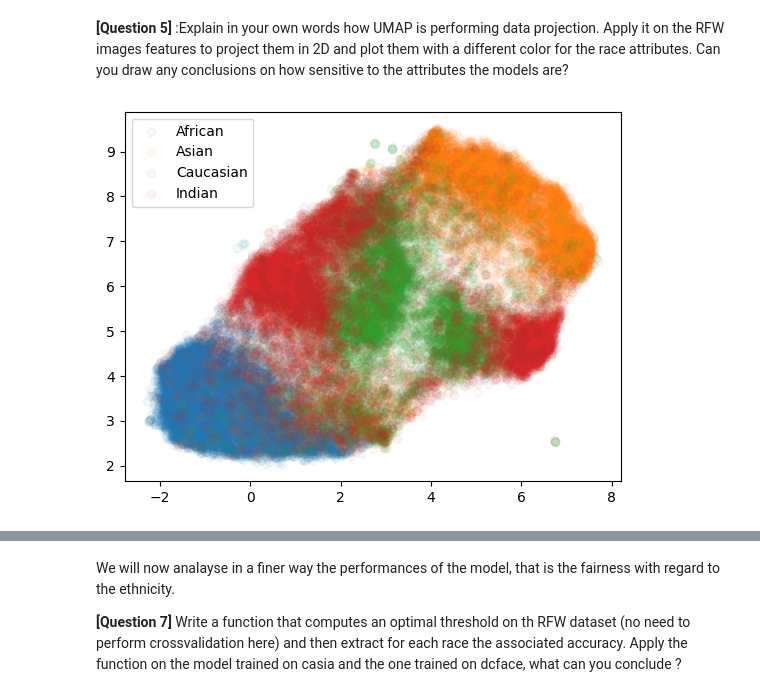
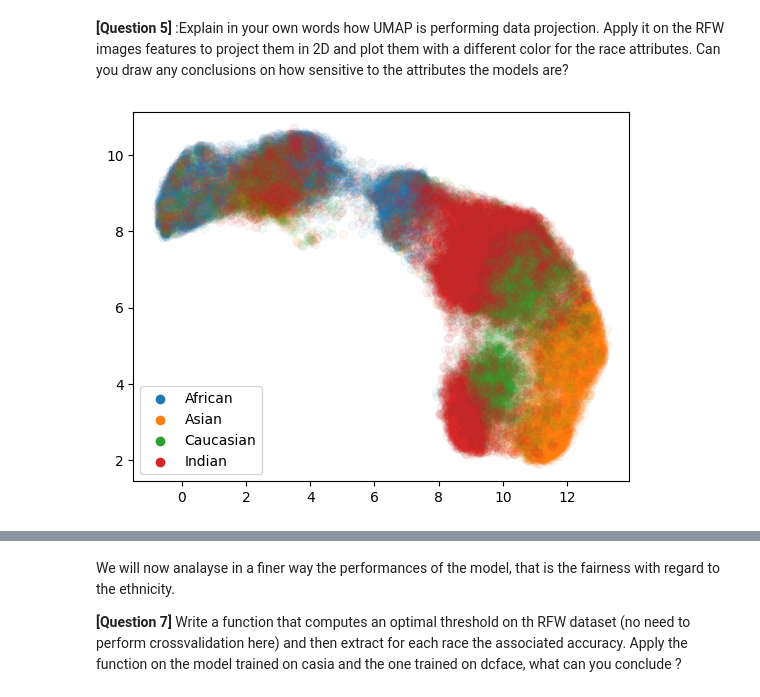
Before and after one commit to Carda01/fairness_ai, a Jupyter notebook: practical_fairness_in_ai_local_part3_Alfio_Cardillo.ipynb, the cells around one changed output, grey strips where cells are left out. Drawn from its saved outputs; the diff is of its cells as text; code cells hidden in the pictures.

```diff
--- a/practical_fairness_in_ai_local_part3_Alfio_Cardillo.ipynb
+++ b/practical_fairness_in_ai_local_part3_Alfio_Cardillo.ipynb
@@ -1062,4 +1077,6 @@ We will here use UMAP
 # %%
 import umap
 reducer = umap.UMAP()
-projected_embeddings = reducer.fit_transform(features)
+reducer_cas = umap.UMAP()
+projected_embeddings = reducer.fit_transform(features_dc)
+projected_embeddings_cas = reducer_cas.fit_transform(features_casia)
@@ -1066,6 +1146,8 @@ projected_embeddings = reducer.fit_transform(features)
 # %%
 for label in np.unique(races):
     plt.scatter(projected_embeddings[races == label, 0], projected_embeddings[races== label, 1], label = label, alpha=0.05)
 leg  =plt.legend()
+for lh in leg.legend_handles:
+    lh.set_alpha(1)
 # %% [output]
-[figure, old version]
+[figure, new version]
```
Also changed, not shown: parts of 14 cells of this notebook.
